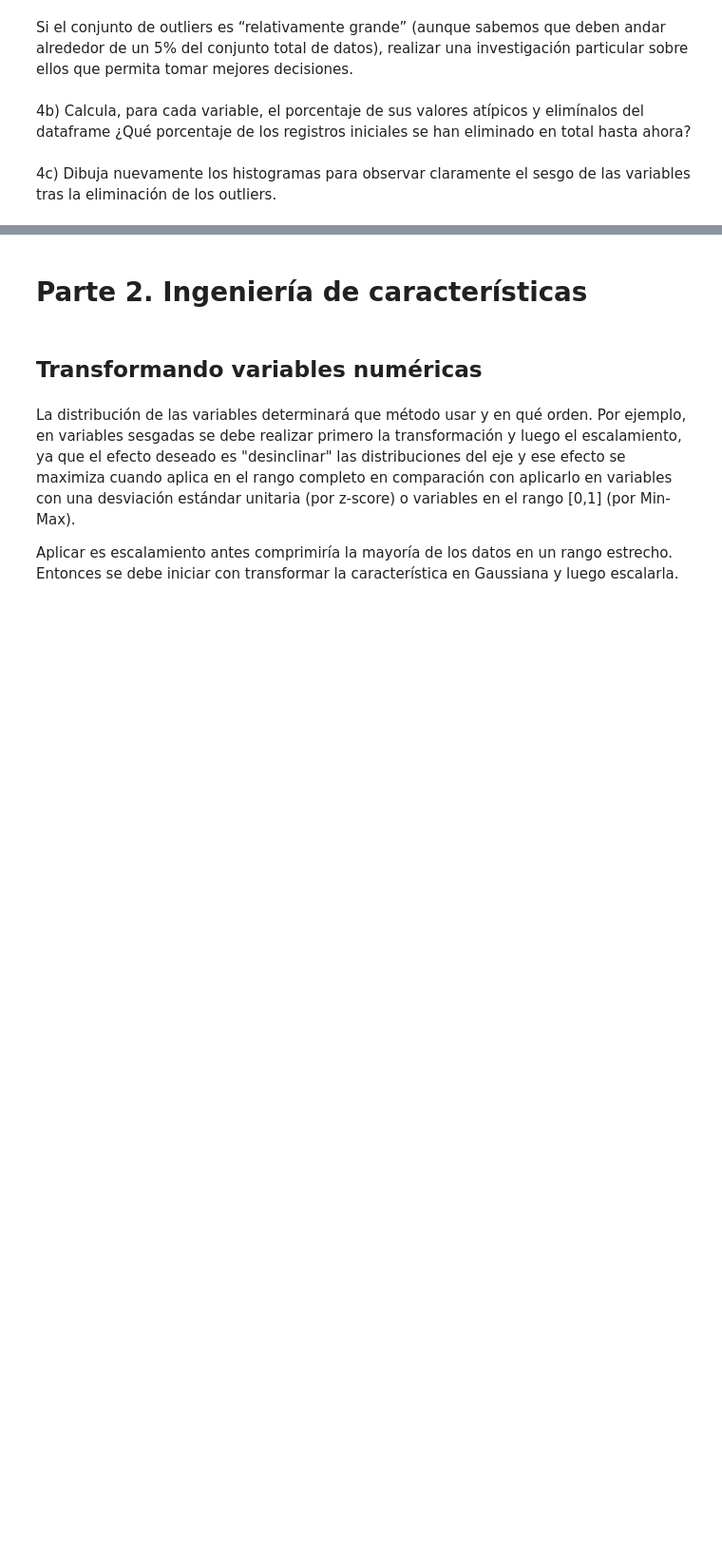
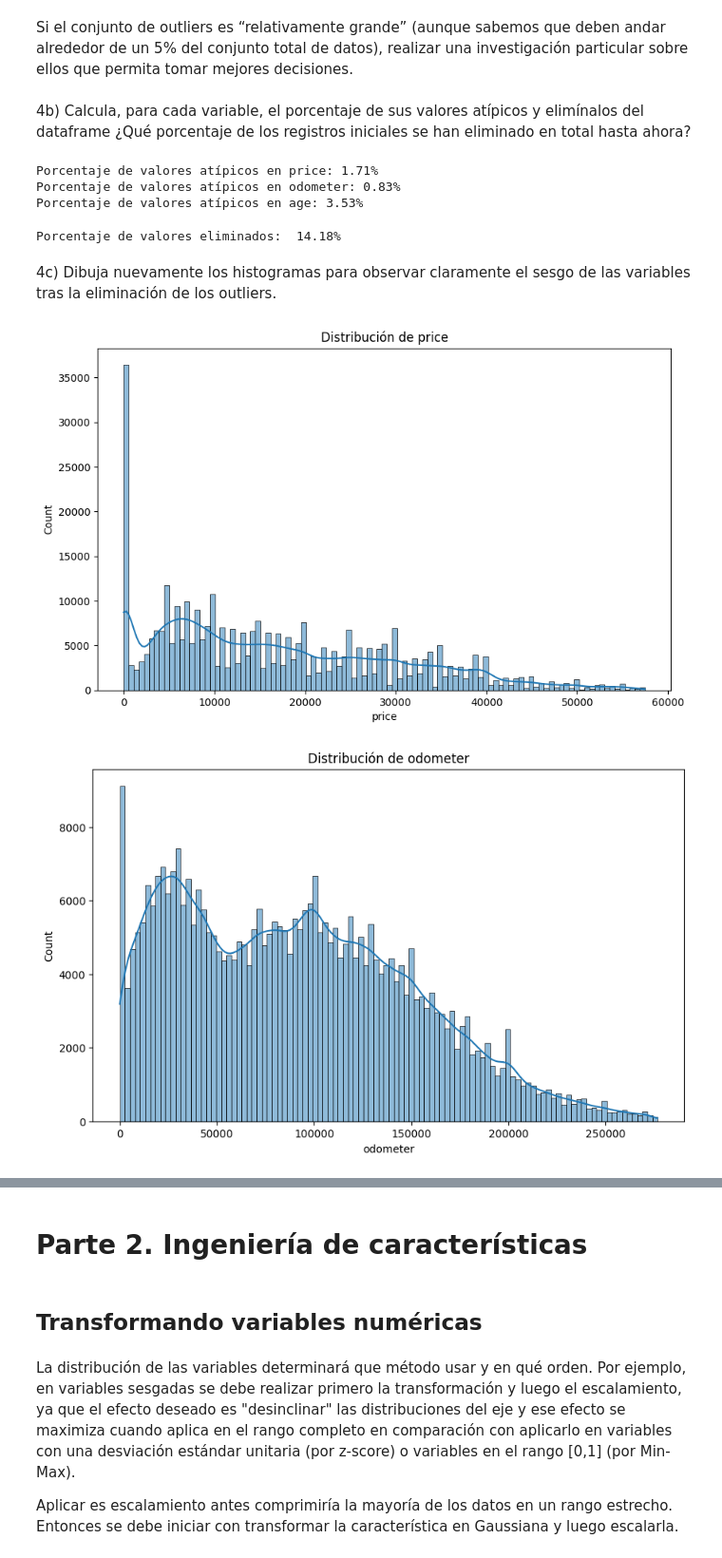
Before and after one commit to Janet16180/grupo_6_ciencia_de_datos, a Jupyter notebook: Actividad6FE.ipynb, the cells around one changed output, grey strips where cells are left out. Shown at 95% size. Cells and saved outputs as stored; diff of their text form; code cells hidden in the pictures; blank space fills up the shorter version.

```diff
--- a/Actividad6FE.ipynb
+++ b/Actividad6FE.ipynb
@@ -195,5 +229,46 @@ plt.show()
 Si el conjunto de outliers es “relativamente grande” (aunque sabemos que deben andar alrededor de un 5% del conjunto total de datos), realizar una investigación particular sobre ellos que permita tomar mejores decisiones.
 # %% [markdown]
 4b) Calcula, para cada variable, el porcentaje de sus valores atípicos y elimínalos del dataframe ¿Qué porcentaje de los registros iniciales se han eliminado en total hasta ahora?
+# %%
+def get_IQR_outliers(df, column_name):
+    percentile_25 = df[column_name].quantile(0.25)
+    percentile_75 = df[column_name].quantile(0.75)
+    iqr = percentile_75 - percentile_25
+    upper_limit = percentile_75 + 1.5 * iqr
+    lower_limit = percentile_25 - 1.5 * iqr
+    IQR_outliers = df[(df[column_name] < lower_limit) | (df[column_name] > upper_limit)]
+    return IQR_outliers
+# %%
+numerical_columns = cars_df.select_dtypes(include=['int64', 'float64', np.number]).columns
+for column in numerical_columns:
+    outliers_df = get_IQR_outliers(cars_df, column)
+    percentage_outliers = (outliers_df.shape[0] / cars_df.shape[0]) * 100
+    cars_df = cars_df.drop(outliers_df.index)
+    print(f"Porcentaje de valores atípicos en {column}: {percentage_outliers:.2f}%")
+# %% [output]
+Porcentaje de valores atípicos en price: 1.71%
+Porcentaje de valores atípicos en odometer: 0.83%
+Porcentaje de valores atípicos en age: 3.53%
+# %%
+percent_delete_rows = 100 * (initial_number_of_rows - cars_df.shape[0])/initial_number_of_rows
+print(f"Porcentaje de valores eliminados: {percent_delete_rows: .2f}%")
+# %% [output]
+Porcentaje de valores eliminados:  14.18%
 # %% [markdown]
 4c) Dibuja nuevamente los histogramas para observar claramente el sesgo de las variables tras la eliminación de los outliers.
+# %%
+columns_to_plot = ['price', 'odometer']
+
+for column in columns_to_plot:
+    plt.figure(figsize=(10, 6))
+    sns.histplot(cars_df, x=column, kde=True)
+    plt.title(f'Distribución de {column}')
+    plt.show()
+
+plt.figure(figsize=(10, 6))
+sns.histplot(cars_df, x='age', discrete=True)
+plt.title(f'Distribución de {column}')
+plt.show()
+# %% [output]
+[figure, added]
+[figure, added]
```
Also changed, not shown: parts of 27 cells of this notebook.
